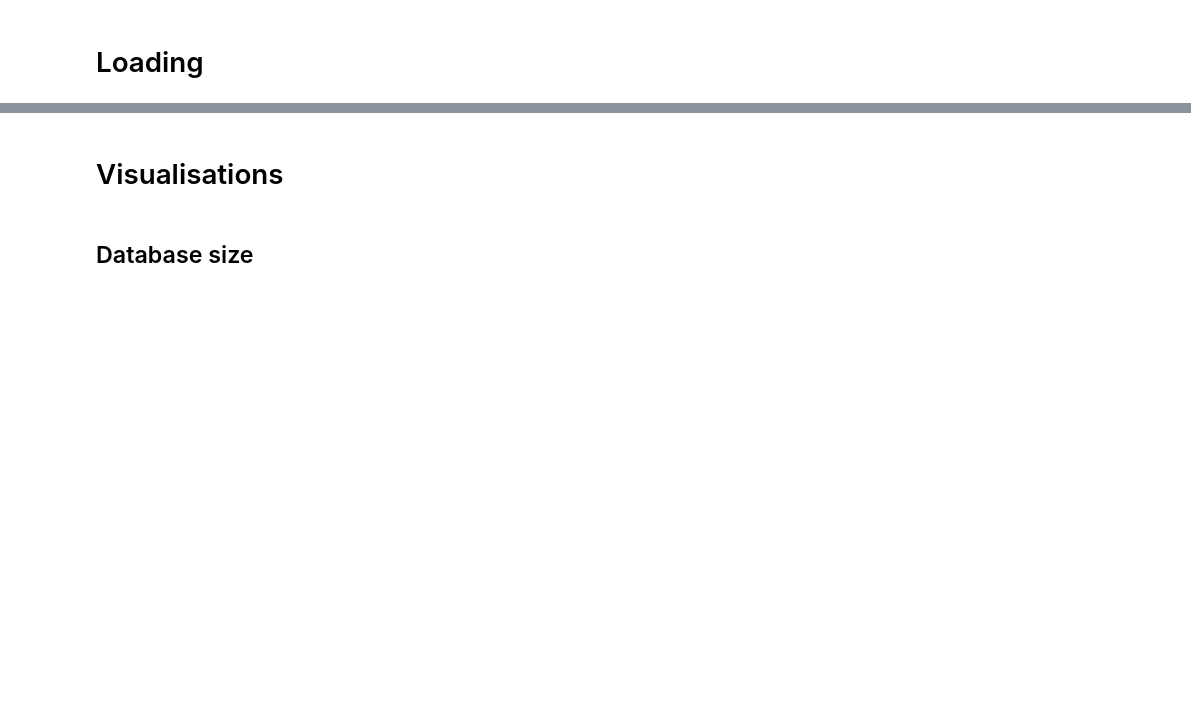
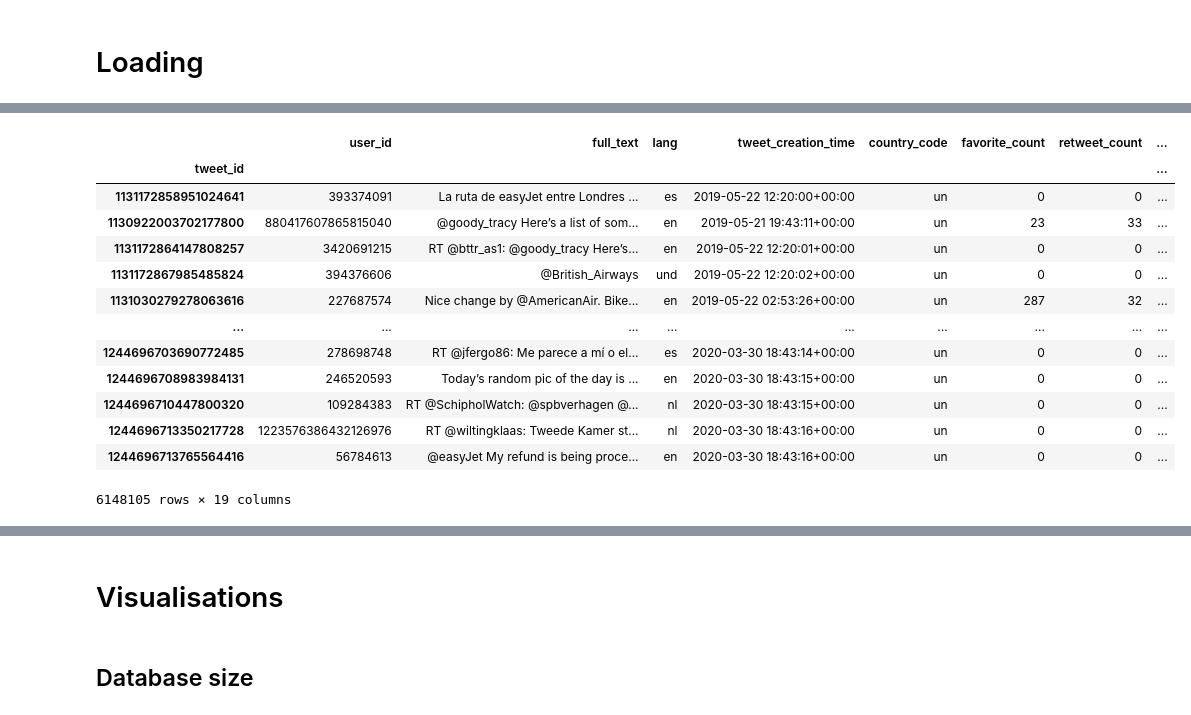
Before and after one commit to skyrimer/DBL-Micro-Soft, a Jupyter notebook: Final_code/_3_Visualizations_Sprint_1/EDA_1.ipynb, the cells around one changed output, grey strips where cells are left out. Cells and saved outputs as stored; diff of their text form; code cells hidden in the pictures; blank space fills up the shorter version.

```diff
--- a/Final_code/_3_Visualizations_Sprint_1/EDA_1.ipynb
+++ b/Final_code/_3_Visualizations_Sprint_1/EDA_1.ipynb
@@ -31,0 +60,20 @@ KeyError: "Only a column name can be used for the key in a dtype mappings argume
+# %%
+test_data = df_tweets.rename(columns={'creation_time': 'tweet_creation_time'})\
+    .merge(df_users.rename(columns={'creation_time': 'user_creation_time'}),
+           left_on='user_id', right_index=True, how='inner')
+test_data
+# %% [output]
+|  | user_id | full_text | lang | tweet_creation_time | country_code | favorite_count | retweet_count | ... |
+| tweet_id |  |  |  |  |  |  |  | ... |
+| 1131172858951024641 | 393374091 | La ruta de easyJet entre Londres ... | es | 2019-05-22 12:20:00+00:00 | un | 0 | 0 | ... |
+| 1130922003702177800 | 880417607865815040 | @goody_tracy Here’s a list of som... | en | 2019-05-21 19:43:11+00:00 | un | 23 | 33 | ... |
+| 1131172864147808257 | 3420691215 | RT @bttr_as1: @goody_tracy Here’s... | en | 2019-05-22 12:20:01+00:00 | un | 0 | 0 | ... |
+| 1131172867985485824 | 394376606 | @British_Airways | und | 2019-05-22 12:20:02+00:00 | un | 0 | 0 | ... |
+| 1131030279278063616 | 227687574 | Nice change by @AmericanAir. Bike... | en | 2019-05-22 02:53:26+00:00 | un | 287 | 32 | ... |
+| ... | ... | ... | ... | ... | ... | ... | ... | ... |
+| 1244696703690772485 | 278698748 | RT @jfergo86: Me parece a mí o el... | es | 2020-03-30 18:43:14+00:00 | un | 0 | 0 | ... |
+| 1244696708983984131 | 246520593 | Today’s random pic of the day is ... | en | 2020-03-30 18:43:15+00:00 | un | 0 | 0 | ... |
+| 1244696710447800320 | 109284383 | RT @SchipholWatch: @spbverhagen @... | nl | 2020-03-30 18:43:15+00:00 | un | 0 | 0 | ... |
+| 1244696713350217728 | 1223576386432126976 | RT @wiltingklaas: Tweede Kamer st... | nl | 2020-03-30 18:43:16+00:00 | un | 0 | 0 | ... |
+| 1244696713765564416 | 56784613 | @easyJet My refund is being proce... | en | 2020-03-30 18:43:16+00:00 | un | 0 | 0 | ... |
+6148105 rows × 19 columns
```
Also changed, not shown: parts of 11 cells of this notebook, 18 other files.
